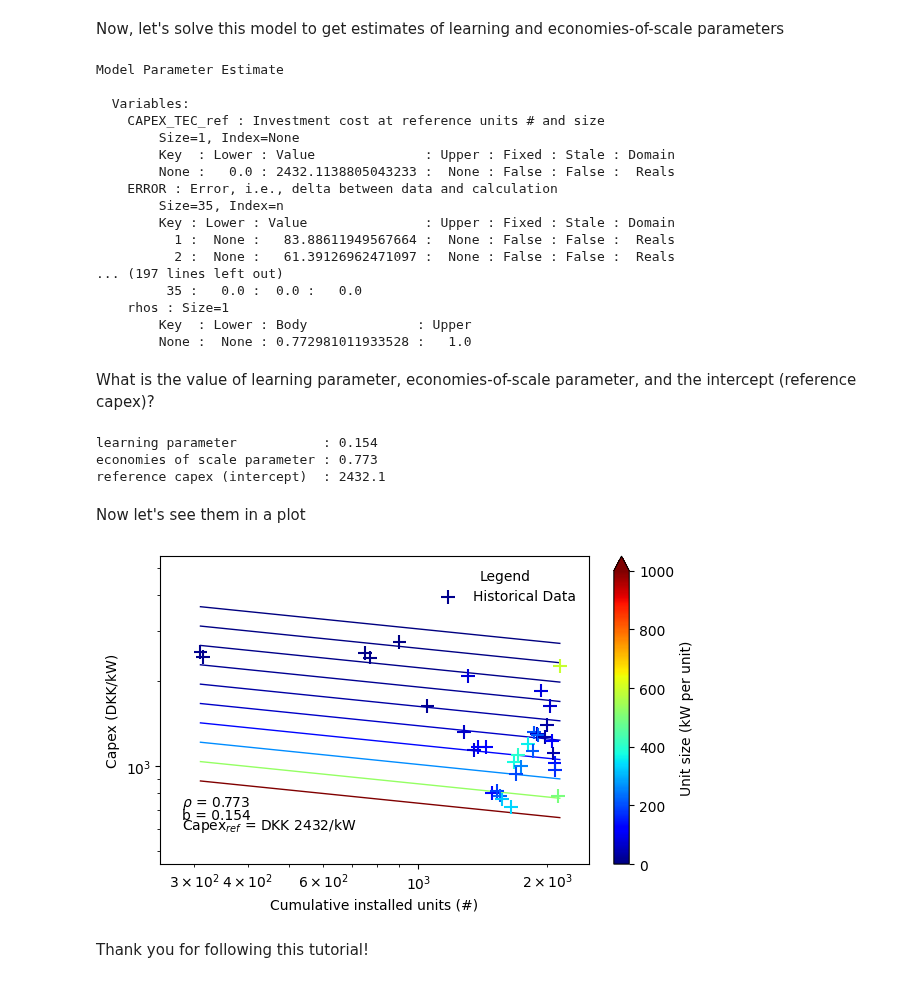
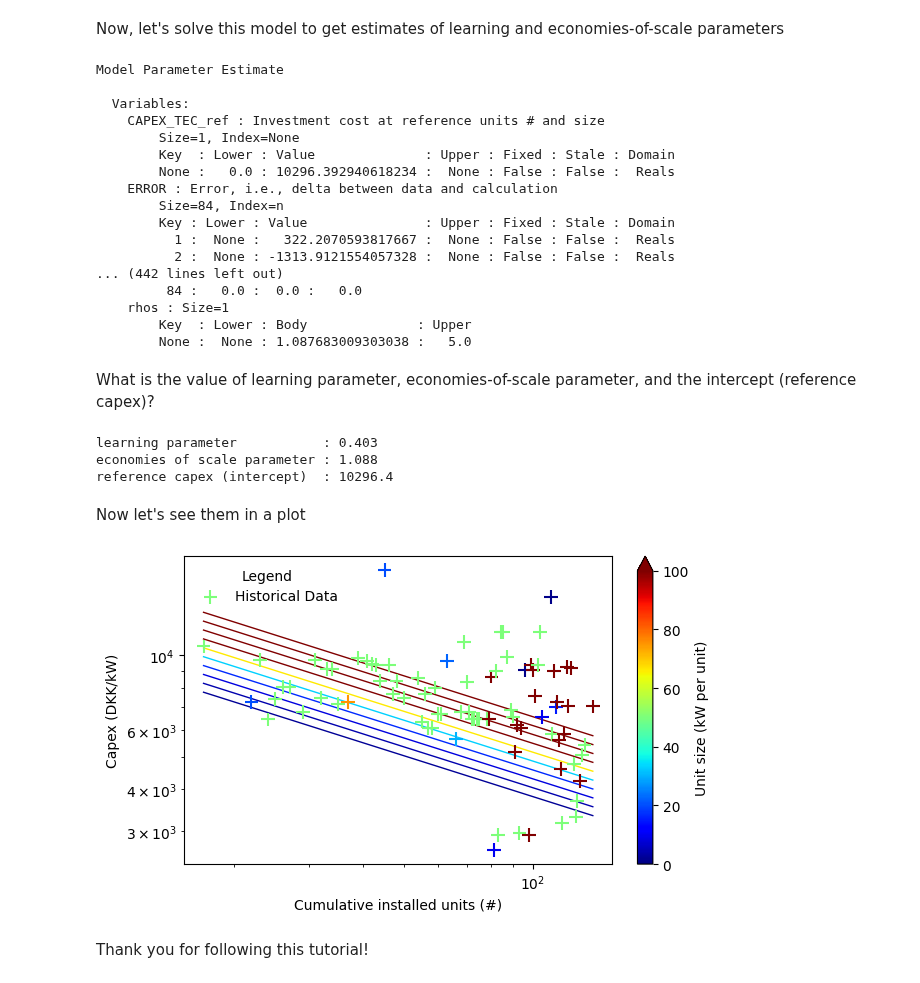
Before and after one commit to ywpratama/message_ix, a Jupyter notebook: tutorial/technology_learning_parameters/Learning and Economies-of-scale Parameters Estimation.ipynb, the cells around one changed output. Drawn from its saved outputs; the diff is of its cells as text; code cells hidden in the pictures.

Commit message:
Update technology learning data

```diff
--- a/tutorial/technology_learning_parameters/Learning and Economies-of-scale Parameters Estimation.ipynb
+++ b/tutorial/technology_learning_parameters/Learning and Economies-of-scale Parameters Estimation.ipynb
@@ -18,8 +18,8 @@ The second step is reading the input data to estimate the parameters. In this ap
 # %%
 # reading data from excel
 df = pd.read_excel('./data.xlsx',
-                   sheet_name=1, header=[0],
-                   skiprows=[1], usecols='A:E').dropna()
+                   sheet_name=6, header=[0],
+                   skiprows=[1], usecols='A:E').dropna() # use this skip rows for CSP only *range(1,17)
 
 df = df.reset_index(drop=True)
 
@@ -75,8 +71,8 @@ model.CAPEX_TEC_ref = Var(bounds=(0.0,None), doc='Investment cost at reference u
 model.ERROR         = Var(model.n, bounds=(None,None), doc='Error, i.e., delta between data and calculation')
 model.ERROR_pos     = Var(model.n, bounds=(0.0,None), doc='x+ variable to make absolute number for x')
 model.ERROR_neg     = Var(model.n, bounds=(0.0,None), doc='x- variable to make absolute number for x')
-model.RHO           = Var(bounds=(0.0,None), doc='Economy-of-scale parameter')
-model.B             = Var(bounds=(0.0,None), doc='Learning parameter')
+model.RHO           = Var(bounds=(-1,5), doc='Economy-of-scale parameter')
+model.B             = Var(bounds=(-1,1), doc='Learning parameter')
 # %% [markdown]
 Using the number of units, size, and investment cost historical data, learning parameter $b$ and economies-of-scale parameter $\rho$ can be estimated using an optimization model for curve-fitting, aiming to minimize estimation error. The objective function of this model is described in the equation below:
 
@@ -117,7 +113,7 @@ def errorabs_rule(model, n):
 model.errorabs = Constraint(model.n, rule=errorabs_rule, doc='Absolute x calculation')
 
 def rhos_rule(model):
-  return model.RHO <= 1
+  return model.RHO <= 5
 model.rhos = Constraint(rule=rhos_rule, doc='Bigger unit cannot be more expensive than smaller unit')
 
 ## Define objective functions ##
@@ -144,17 +140,17 @@ Model Parameter Estimate
     CAPEX_TEC_ref : Investment cost at reference units # and size
         Size=1, Index=None
         Key  : Lower : Value              : Upper : Fixed : Stale : Domain
-        None :   0.0 : 2432.1138805043233 :  None : False : False :  Reals
+        None :   0.0 : 10296.392940618234 :  None : False : False :  Reals
     ERROR : Error, i.e., delta between data and calculation
-        Size=35, Index=n
+        Size=84, Index=n
         Key : Lower : Value               : Upper : Fixed : Stale : Domain
-          1 :  None :   83.88611949567664 :  None : False : False :  Reals
-          2 :  None :   61.39126962471097 :  None : False : False :  Reals
-... (197 lines left out)
-         35 :   0.0 :  0.0 :   0.0
+          1 :  None :   322.2070593817667 :  None : False : False :  Reals
+          2 :  None : -1313.9121554057328 :  None : False : False :  Reals
+... (442 lines left out)
+         84 :   0.0 :  0.0 :   0.0
     rhos : Size=1
         Key  : Lower : Body              : Upper
-        None :  None : 0.772981011933528 :   1.0
+        None :  None : 1.087683009303038 :   5.0
 # %% [markdown]
 What is the value of learning parameter, economies-of-scale parameter, and the intercept (reference capex)?
 # %%
@@ -167,46 +163,46 @@ print('learning parameter           :',round(b,3))
 print('economies of scale parameter :',round(rho,3))
 print('reference capex (intercept)  :',round(CAPEX_TEC_est,1))
 # %% [output]
-learning parameter           : 0.154
-economies of scale parameter : 0.773
-reference capex (intercept)  : 2432.1
+learning parameter           : 0.403
+economies of scale parameter : 1.088
+reference capex (intercept)  : 10296.4
 # %% [markdown]
 Now let's see them in a plot
 # %%
 ## plottings
 
 fig, axs = plt.subplots(figsize=(6.5,4))
 layer_1 = axs.scatter(df['Number'].to_list(), df['Capex'].to_list(), s=100, marker='+',
-            cmap='jet', facecolor='None',vmin=0, vmax=1000, c=df['Size'], label='Historical Data',zorder=2)
+            cmap='jet', facecolor='None',vmin=0, vmax=100, c=df['Size'], label='Historical Data',zorder=2)
 for e in range(1,11):
     EST_LINE  = [CAPEX_TEC_est*(nbr_unit_data[int(x)]/nbr_unit_data[1])**(-b)*(((2**e)/unt_size_data[1])**(rho))
                  /((2**e)/unt_size_data[1]) for x in [*range(1,len(df['Number'])+1)]]
-    layer_2 = axs.plot(df['Number'],EST_LINE,c=plt.cm.jet(np.int32(((2**e)/1000)*265)),
+    layer_2 = axs.plot(df['Number'],EST_LINE,c=plt.cm.jet(np.int32(((2**e)/100)*265)),
                        lw=1,zorder=1)
 
-axs.set_ylim(450,5500)
-axs.set_xlim(250,2500)
+#axs.set_ylim(4000,25000)
+#axs.set_xlim(300,8000)
 axs.set_yscale('log')
 axs.set_xscale('log')
 axs.set_ylabel('Capex (DKK/kW)')
 axs.set_xlabel('Cumulative installed units (#)')
 
-axs.text(280,600,'Capex$_{ref}$ = DKK '+str(int(CAPEX_TEC_est))+'/kW')
-axs.text(280,650,'b = '+str(round(b,3)))
-axs.text(280,720 ,r'$\rho$ = '+str(round(rho,3)))
+#axs.text(400,4300,'Capex$_{ref}$ = DKK '+str(int(CAPEX_TEC_est))+'/kW')
+#axs.text(400,4800,'b = '+str(round(b,3)))
+#axs.text(400,5500 ,r'$\rho$ = '+str(round(rho,3)))
 
 # plot and set the colorbar
 cb = (fig.colorbar(layer_1, fraction=0.1, orientation='vertical', extend='max')
       .set_label(label='Unit size (kW per unit)',size=10))
 # Rotate the tick labels and set their alignment.
 plt.setp(axs.get_xticklabels(), rotation=0, ha="center",
          rotation_mode="anchor")
 
 plt.legend(title='Legend',ncol=2,frameon=False)
 plt.show()
 fig.subplots_adjust(bottom=0.2)
 fig.savefig('learning.jpeg', dpi=450)
 # %% [output]
-[figure, old version]
+[figure, new version]
 # %% [markdown]
 Thank you for following this tutorial!
```
Also changed, not shown: parts of 1 cell of this notebook, 2 other files.
